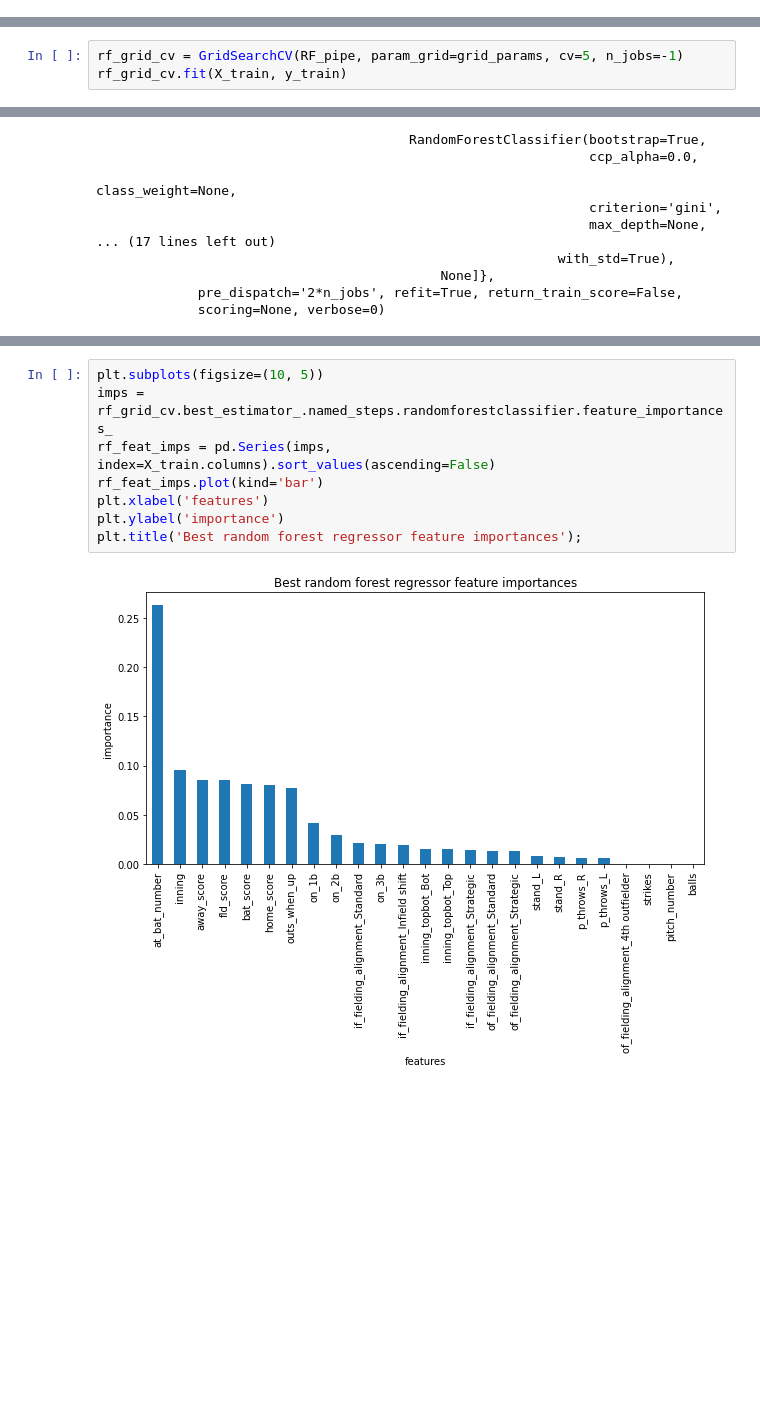
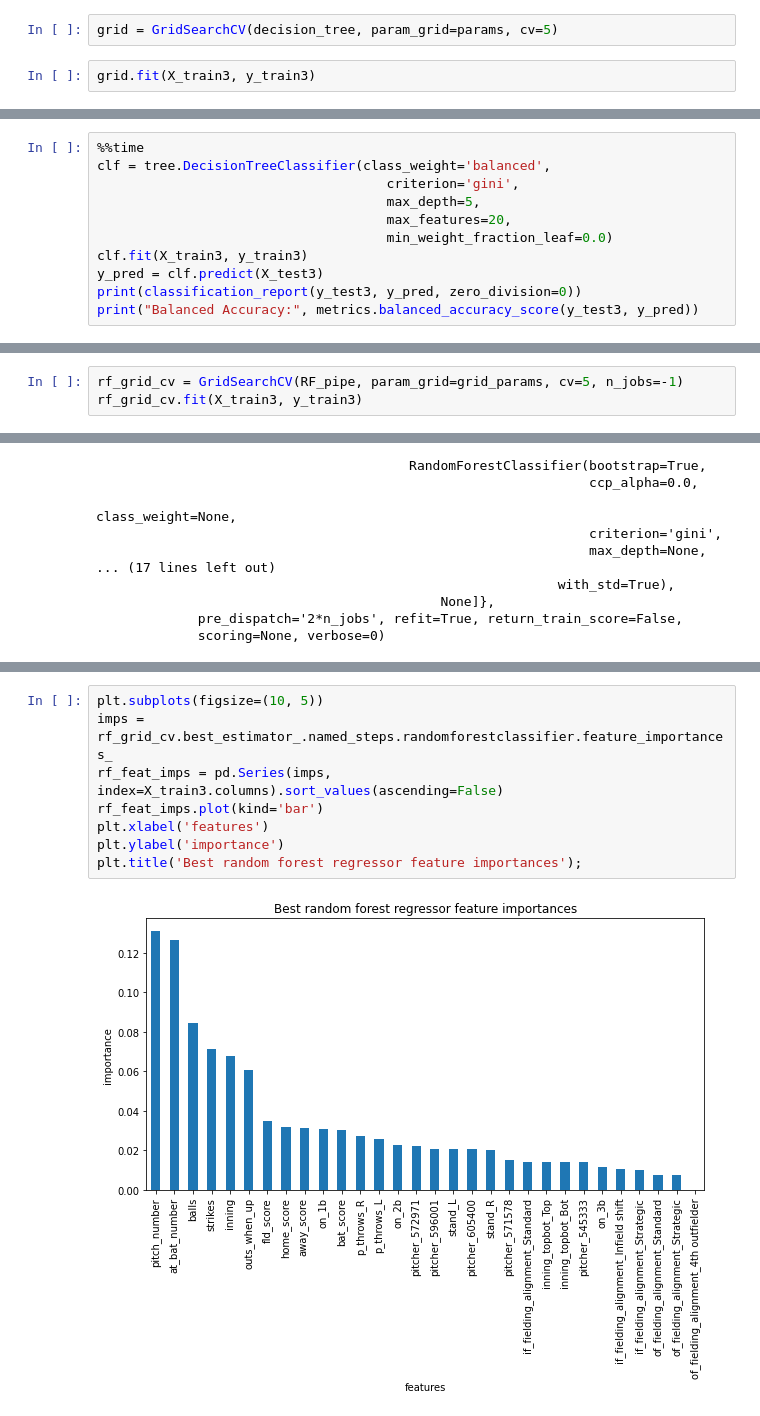
Before and after one commit to lligon4/Capstone2_Project, a Jupyter notebook: CS2_modeling.ipynb, the cells around one changed output, grey strips where cells are left out. Saved outputs shown, nothing was run; the diff lists cells and outputs as text; blank space fills up the shorter version.

```diff
--- a/CS2_modeling.ipynb
+++ b/CS2_modeling.ipynb
@@ -412,0 +414,4 @@ np.mean(rf_cv_scores), np.std(rf_cv_scores)
+# %%
+grid = GridSearchCV(decision_tree, param_grid=params, cv=5)
+# %%
+grid.fit(X_train3, y_train3)
@@ -412,0 +445,11 @@ np.mean(rf_cv_scores), np.std(rf_cv_scores)
+# %%
+%%time
+clf = tree.DecisionTreeClassifier(class_weight='balanced',
+                                     criterion='gini',
+                                     max_depth=5,
+                                     max_features=20,
+                                     min_weight_fraction_leaf=0.0)
+clf.fit(X_train3, y_train3)
+y_pred = clf.predict(X_test3)
+print(classification_report(y_test3, y_pred, zero_division=0))
+print("Balanced Accuracy:", metrics.balanced_accuracy_score(y_test3, y_pred))
@@ -437,7 +529,7 @@ grid_params
   None]}
 # %%
 rf_grid_cv = GridSearchCV(RF_pipe, param_grid=grid_params, cv=5, n_jobs=-1)
-rf_grid_cv.fit(X_train, y_train)
+rf_grid_cv.fit(X_train3, y_train3)
 # %% [output]
 GridSearchCV(cv=5, error_score=nan,
              estimator=Pipeline(memory=None,
@@ -474,10 +570,10 @@ np.mean(rf_best_scores), np.std(rf_best_scores)
 # %%
 plt.subplots(figsize=(10, 5))
 imps = rf_grid_cv.best_estimator_.named_steps.randomforestclassifier.feature_importances_
-rf_feat_imps = pd.Series(imps, index=X_train.columns).sort_values(ascending=False)
+rf_feat_imps = pd.Series(imps, index=X_train3.columns).sort_values(ascending=False)
 rf_feat_imps.plot(kind='bar')
 plt.xlabel('features')
 plt.ylabel('importance')
 plt.title('Best random forest regressor feature importances');
 # %% [output]
-[figure, old version]
+[figure, new version]
```
Also changed, not shown: parts of 90 cells of this notebook.
